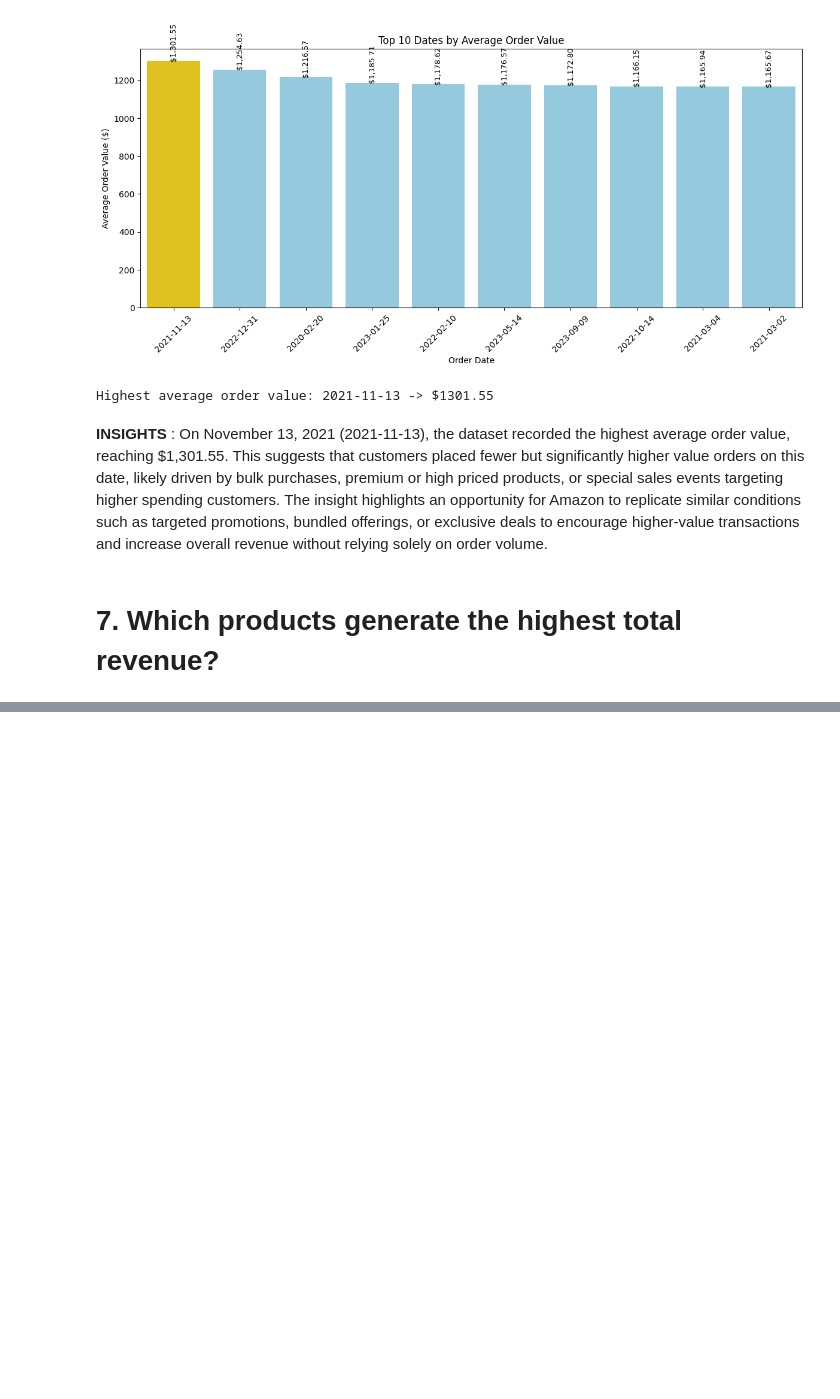
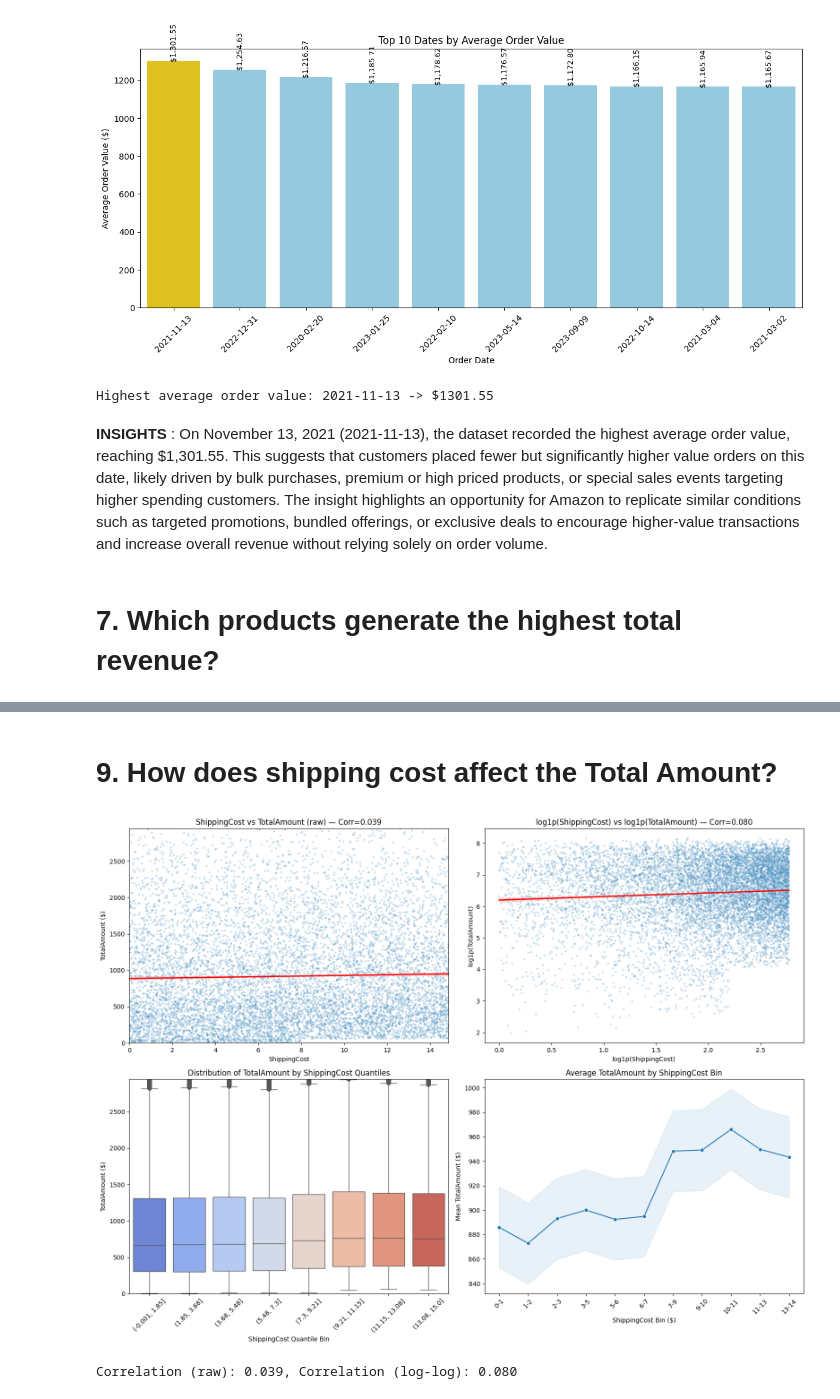
Before and after one commit to bsit2c2025/itcs204_finalsproject_agawin, a Jupyter notebook: MPDA_Agawin.ipynb, the cells around one changed output, grey strips where cells are left out. Drawn from its saved outputs; the diff is of its cells as text; code cells hidden in the pictures; blank space fills up the shorter version.

```diff
--- a/MPDA_Agawin.ipynb
+++ b/MPDA_Agawin.ipynb
@@ -307,0 +379,70 @@ Highest average order value: 2021-11-13 -> $1301.55
+# %% [markdown]
+# 9. How does shipping cost affect the Total Amount?
+# %%
+# Scatter, regression, and binned analysis: how ShippingCost affects TotalAmount
+df = amazondata.copy()
+df = df[['ShippingCost', 'TotalAmount']].dropna().reset_index(drop=True)
+df['log_Shipping'] = np.log1p(df['ShippingCost'])
+df['log_Total'] = np.log1p(df['TotalAmount'])
+
+# correlations
+corr_raw = df['ShippingCost'].corr(df['TotalAmount'])
+corr_log = df['log_Shipping'].corr(df['log_Total'])
+
+# sample for scatter to improve rendering
+sample = df.sample(n=10000, random_state=42) if len(df) > 10000 else df
+
+# set plotting limits to avoid extreme outliers dominating the axes
+xlim_raw = df['ShippingCost'].quantile(0.99)
+ylim_raw = df['TotalAmount'].quantile(0.99)
+
+plt.figure(figsize=(16,12))
+
+# 1) Raw scatter + regression
+plt.subplot(2,2,1)
+sns.scatterplot(data=sample, x='ShippingCost', y='TotalAmount', alpha=0.25, s=10)
+sns.regplot(data=sample, x='ShippingCost', y='TotalAmount', scatter=False, color='red', line_kws={'linewidth':2})
+plt.xlim(0, xlim_raw)
+plt.ylim(0, ylim_raw)
+plt.title(f'ShippingCost vs TotalAmount (raw)   Corr={corr_raw:.3f}')
+plt.xlabel('ShippingCost')
+plt.ylabel('TotalAmount ($)')
+
+# 2) Log-transformed scatter + regression
+plt.subplot(2,2,2)
+sns.scatterplot(data=sample, x='log_Shipping', y='log_Total', alpha=0.25, s=10)
+sns.regplot(data=sample, x='log_Shipping', y='log_Total', scatter=False, color='red', line_kws={'linewidth':2})
+plt.title(f'log1p(ShippingCost) vs log1p(TotalAmount)   Corr={corr_log:.3f}')
+plt.xlabel('log1p(ShippingCost)')
+plt.ylabel('log1p(TotalAmount)')
+
+# 3) Boxplot of TotalAmount for ShippingCost quantile bins
+plt.subplot(2,2,3)
+df['ship_quantile'] = pd.qcut(df['ShippingCost'], 8, duplicates='drop')
+sns.boxplot(data=df, x='ship_quantile', y='TotalAmount', palette='coolwarm')
+plt.xticks(rotation=45)
+plt.title('Distribution of TotalAmount by ShippingCost Quantiles')
+plt.xlabel('ShippingCost Quantile Bin')
+plt.ylabel('TotalAmount ($)')
+plt.ylim(0, ylim_raw)
+
+# 4) Average TotalAmount by ShippingCost bins (line)
+plt.subplot(2,2,4)
+xmax = df['ShippingCost'].quantile(0.975)
+bins = np.linspace(0, xmax, 12)
+df['ship_bin'] = pd.cut(df['ShippingCost'], bins=bins, include_lowest=True)
+agg = df.groupby('ship_bin')['TotalAmount'].agg(['mean','median','count']).reset_index()
+sns.lineplot(data=agg, x=agg.index, y='mean', marker='o', color='tab:blue')
+plt.fill_between(agg.index, agg['mean'] - agg['mean'].std(), agg['mean'] + agg['mean'].std(), color='tab:blue', alpha=0.1)
+plt.xticks(agg.index, labels=[f'{int(interval.left)}-{int(interval.right)}' for interval in agg['ship_bin']], rotation=45)
+plt.title('Average TotalAmount by ShippingCost Bin')
+plt.xlabel('ShippingCost Bin ($)')
+plt.ylabel('Mean TotalAmount ($)')
+
+plt.tight_layout()
+plt.show()
+
+print(f'Correlation (raw): {corr_raw:.3f}, Correlation (log-log): {corr_log:.3f}')
+# %% [output]
+[figure, added]
+Correlation (raw): 0.039, Correlation (log-log): 0.080
```
Also changed, not shown: parts of 36 cells of this notebook.
